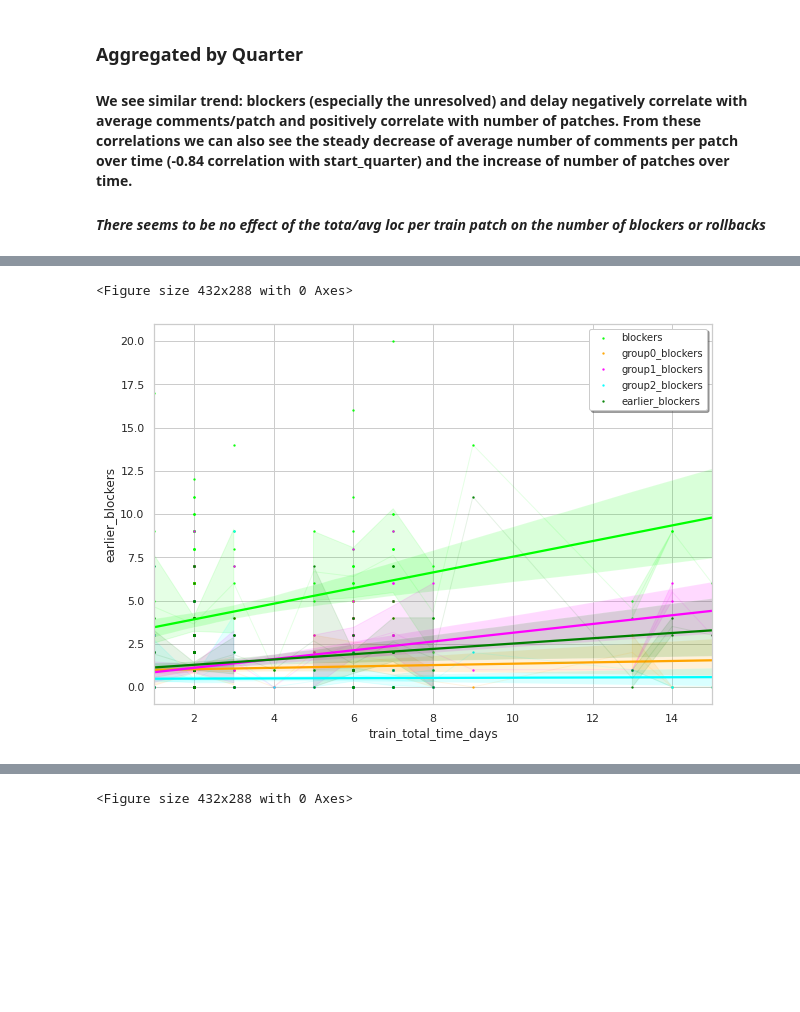
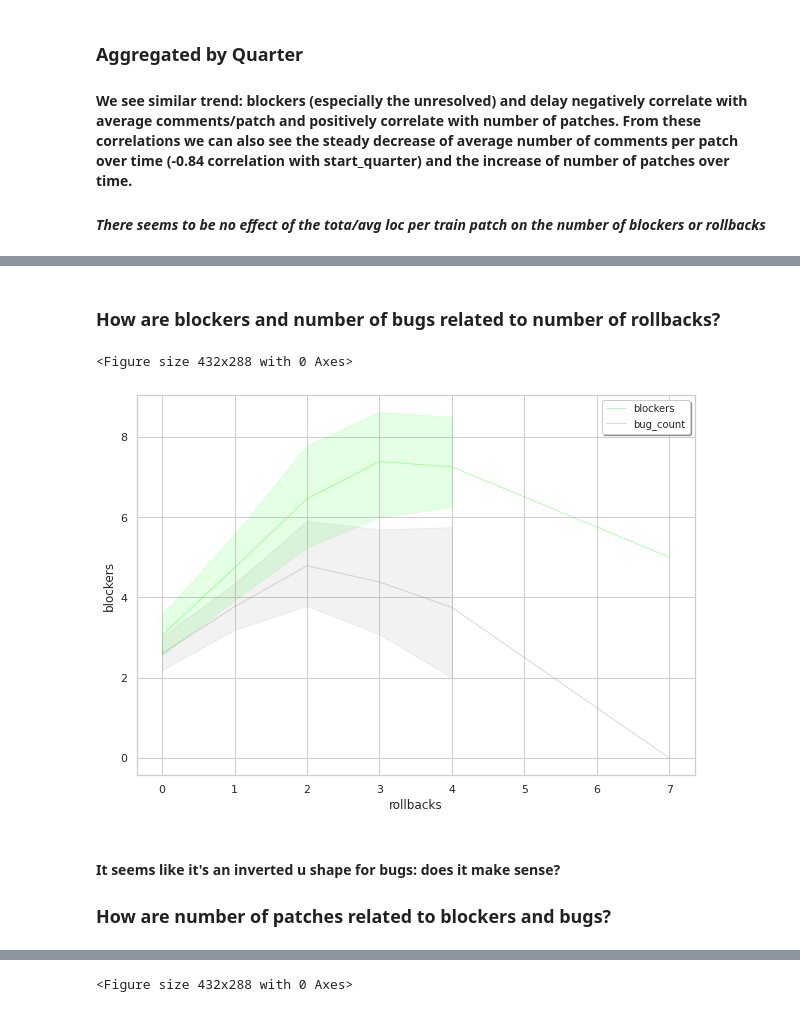
Before and after one commit to mirrys/release-engineering-data, a Jupyter notebook: metrics_reng_data.ipynb, the cells around one changed output, grey strips where cells are left out. Cells and saved outputs as stored; diff of their text form; code cells hidden in the pictures; blank space fills up the shorter version.

```diff
--- a/metrics_reng_data.ipynb
+++ b/metrics_reng_data.ipynb
@@ -48,6 +48,7 @@ SELECT
     (select count(*) from blocker b where b.train_id = t.id and group_blocked = 1) as group1_blockers,
     (select count(*) from blocker b where b.train_id = t.id and group_blocked = 2) as group2_blockers,
     (select count(*) from blocker b where b.train_id = t.id and group_blocked = -1) as earlier_blockers,
+    (select count(link) from bug_train bt join bug b on bt.bug_id = b.id where bt.train_id = t.id) as bug_count,
     start_time
 FROM train t
 ''', engine)
@@ -94,7 +95,7 @@ sns.set(style="whitegrid")
 colors=[]
 
 fig,  ax= plt.subplots(figsize=(7, 7))
-for a,c in zip(['blockers','blockers_resolved','rollbacks'],["skyblue","red","black"]):
+for a,c in zip(['blockers','blockers_resolved','rollbacks','bug_count'],["skyblue","red","black","gray"]):
     ax=sns.histplot(data=traindata,x=a,label=a,kde=True,color=c,alpha=0.2)
 plt.title('Distribution of change failure, different metrics.')
 legend = ax.legend(loc='upper right', shadow=True, fontsize='small')
@@ -343,19 +343,25 @@ Group 1 blockers, it seems
+# %% [markdown]
+###  How are blockers and number of bugs related to number of rollbacks?
 # %%
 plt.clf()
 sns.set(style="whitegrid")
 
 fig,  ax= plt.subplots(figsize=(10, 7))
 
-for a,c in zip(['blockers','group0_blockers','group1_blockers','group2_blockers','earlier_blockers'],["lime","orange","magenta","aqua","green"]):
-    sns.lineplot(x="train_total_time_days", y=a,data=traindata,color=c,linewidth=1,alpha=0.1,err_kws={'alpha':0.1})
-    sns.regplot(x="train_total_time_days", y=a,data=traindata,color=c, label=a,scatter_kws={'s':2})
+for a,c in zip(['blockers','bug_count'],["lime","gray"]):
+    sns.lineplot(x="rollbacks", y=a,data=traindata,color=c,linewidth=1,alpha=0.3,err_kws={'alpha':0.1},label=a)
+    #sns.regplot(x="rollbacks", y=a,data=traindata,color=c, label=a,scatter_kws={'s':2})
 
 #sns.lineplot(x="train_total_time_days", y="patches_hundreds",data=traindata,color="aqua", label= "patches")
 #sns.lineplot(x="patches_quantized", y="rollbacks",data=traindata,color="black", label="rollbacks")#sns.lineplot(x="patches", y="rollbacks",data=traindata,color="black", label="rollbacks")
 legend = ax.legend(loc='upper right', shadow=True, fontsize='small')
 # %% [output]
 <Figure size 432x288 with 0 Axes>
-[figure, old version]
+[figure, new version]
+# %% [markdown]
+#### It seems like it's an inverted u shape for bugs: does it make sense?
+
+###  How are number of patches related to blockers and bugs?
 # %%
 plt.clf()
 sns.set(style="whitegrid")
```
Also changed, not shown: parts of 35 cells of this notebook.
